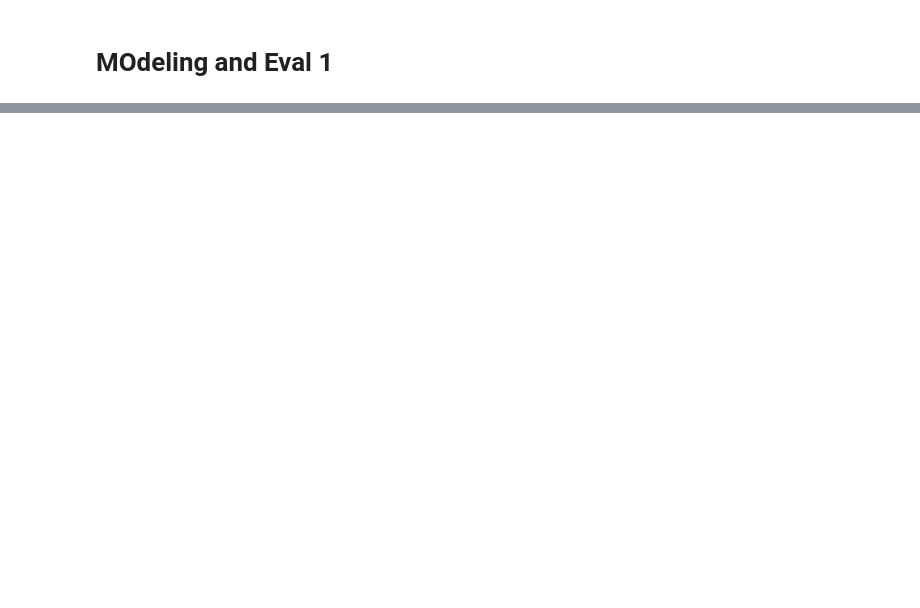
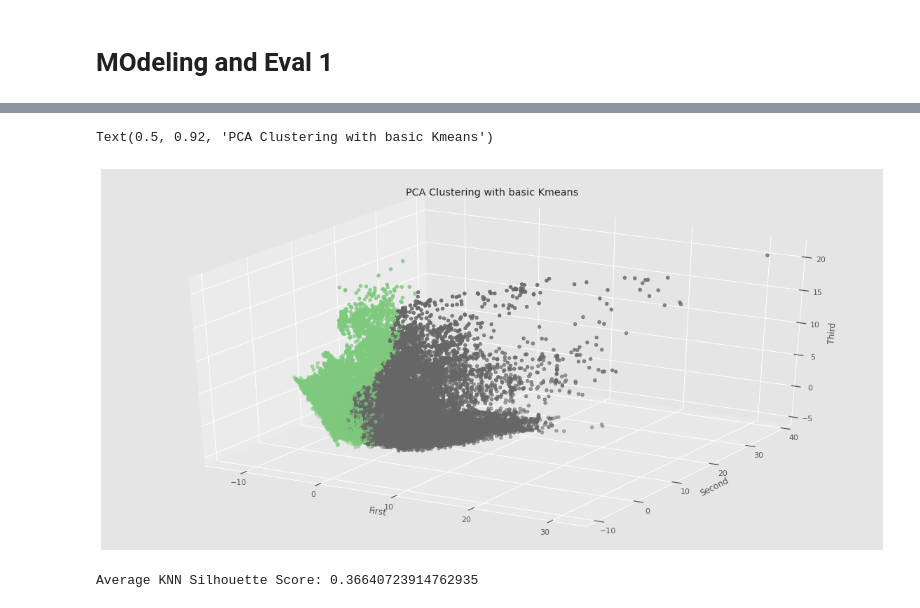
Before and after one commit to dclark18/MSDS_Capstone, a Jupyter notebook: CLUSTERING.ipynb, the cells around one changed output, grey strips where cells are left out. Cells and saved outputs as stored; diff of their text form; code cells hidden in the pictures; blank space fills up the shorter version.

```diff
--- a/CLUSTERING.ipynb
+++ b/CLUSTERING.ipynb
@@ -198,0 +352,20 @@ print('After OverSampling, the shape of train_y: {} \n'.format(y1_train_res.shap
+# %%
+
+from sklearn.cluster import KMeans
+
+#converting our projected array to pandas df
+pca=pd.DataFrame(projected)
+pca.columns=['First Component','Second Component', 'Third Component']
+#build our algorithm with k=2, train it on pca and make predictions
+kmeansx = KMeans(n_clusters=2, init='k-means++', random_state=0)
+kmeansx.fit(pca)
+y_kmeans = kmeansx.predict(pca)
+newfeature = kmeansx.labels_
+
+
+X1CV = np.column_stack((pca,pd.get_dummies(newfeature)))
+#plotting the results
+#plt.scatter(pca['First Component'], pca['Second Component'], c=y_kmeans, s=50, alpha=0.5,cmap='viridis')
+centers = kmeansx.cluster_centers_
+#plt.scatter(centers[:, 0], centers[:, 1], c='red', s=50)
+#plt.scatter(centers[:, 0], centers[:, 1], c='red', s=50)
@@ -198,0 +377,25 @@ print('After OverSampling, the shape of train_y: {} \n'.format(y1_train_res.shap
+# %%
+X1P = pcaydf['First Component']
+Y1P = pcaydf['Second Component']
+Z1P = pcaydf['Third Component']
+L1P = y_kmeans
+# %%
+plt.rcParams["figure.figsize"] = (20,10)
+ax = plt.axes(projection='3d')
+ax.scatter(X1P, Y1P, Z1P, c=L1P, cmap='Accent', linewidth=1)
+
+ax.set_xlabel('First')
+ax.set_ylabel('Second')
+ax.set_zlabel('Third')
+plt.title('PCA Clustering with basic Kmeans')
+# %% [output]
+Text(0.5, 0.92, 'PCA Clustering with basic Kmeans')
+[figure, added]
+# %%
+from sklearn.metrics import silhouette_score
+
+# Get silhouette score
+knnb_sil = silhouette_score(pcaydf, L1P, random_state=123456789)
+print("Average KNN Silhouette Score:", knnb_sil)
+# %% [output]
+Average KNN Silhouette Score: 0.36640723914762935
```
Also changed, not shown: parts of 26 cells of this notebook.
